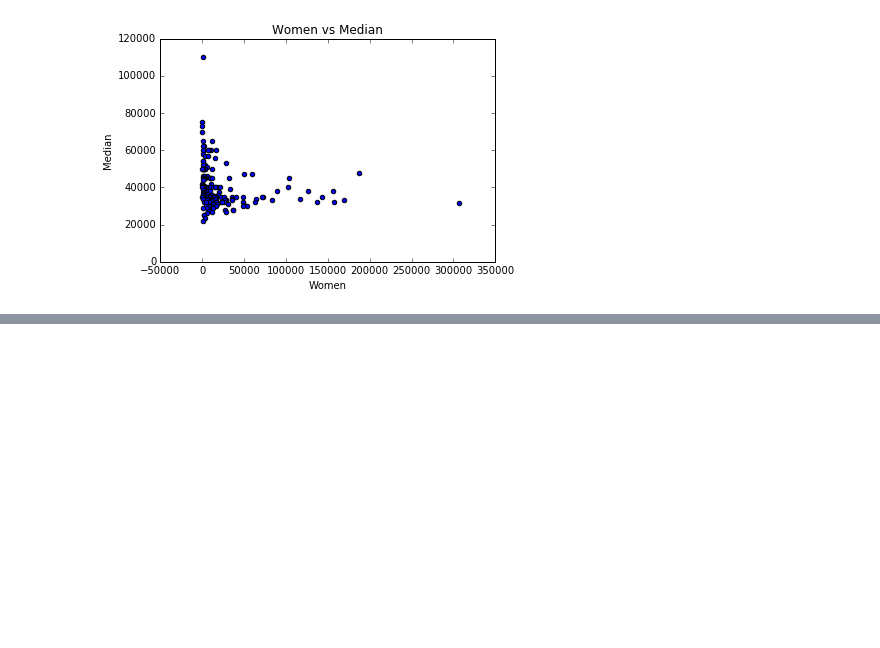
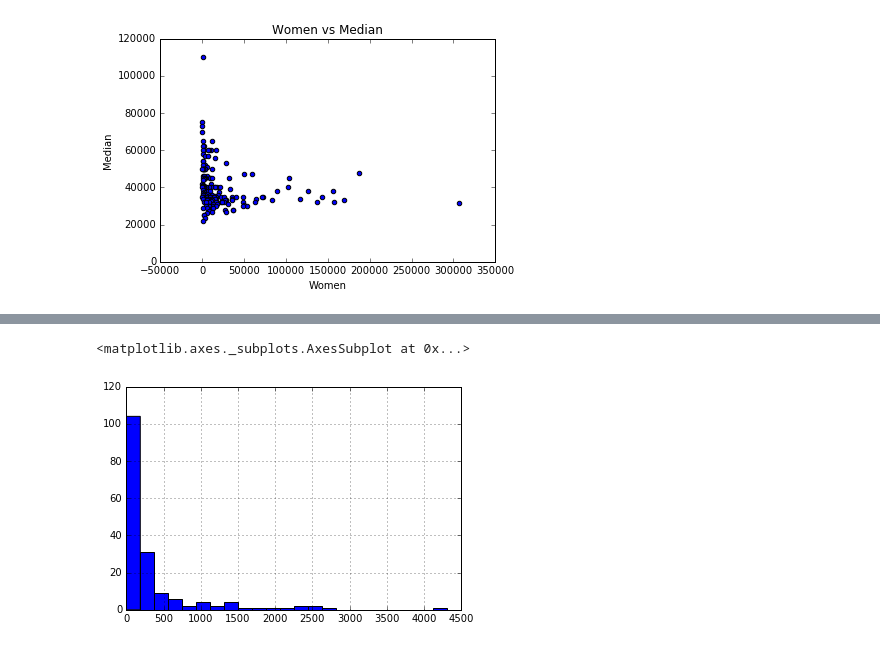
Before and after one commit to vignesh96/visualize-earnings-based-on-major, a Jupyter notebook: major-earnings-visualizer.ipynb, the cells around one changed output, grey strips where cells are left out. Saved outputs shown, nothing was run; the diff lists cells and outputs as text; code cells hidden in the pictures; blank space fills up the shorter version.

Commit message:
Added barplot, hex plot, box plot, scatter matrix

```diff
--- a/major-earnings-visualizer.ipynb
+++ b/major-earnings-visualizer.ipynb
@@ -123,0 +128,5 @@ From the graphs generated above, let us answer the questions posted
+# %%
+recent_grads["Sample_size"].hist(bins=24, range=(0, 4500))
+# %% [output]
+<matplotlib.axes._subplots.AxesSubplot at 0x...>
+[figure, added]
```
Also changed, not shown: parts of 31 cells of this notebook.
